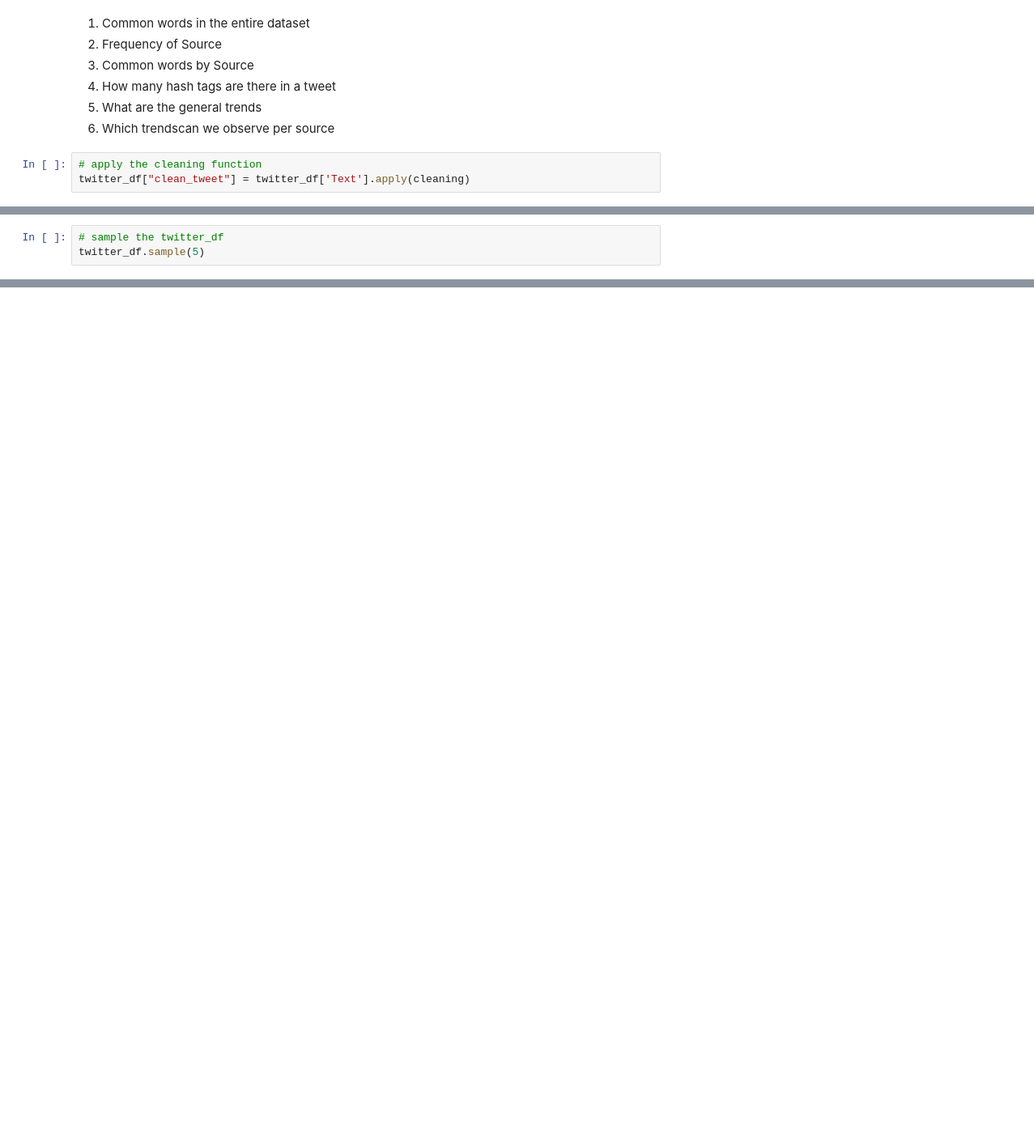
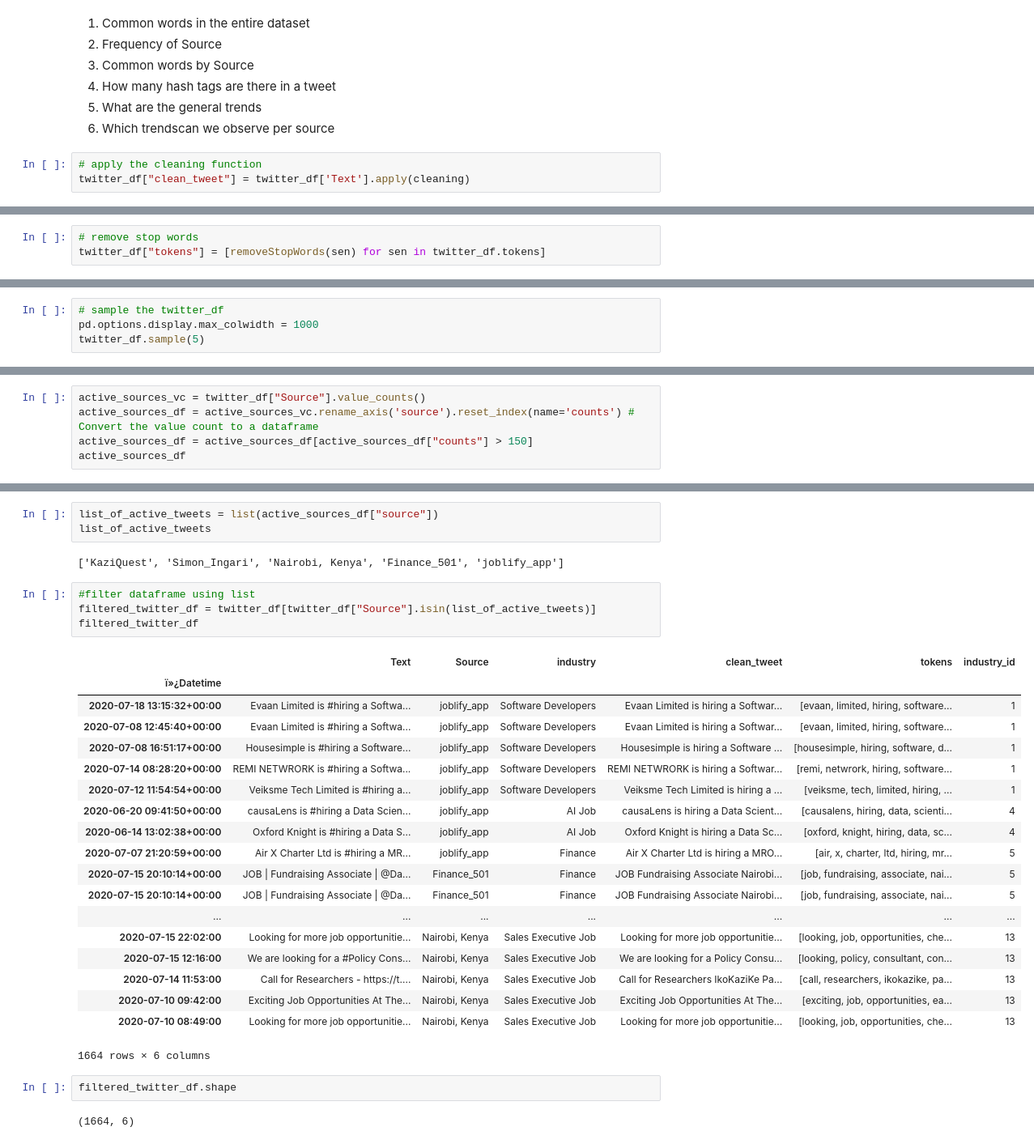
Before and after one commit to A4Ayub/Machine-Learning-Class-Sessions, a Jupyter notebook: Natural Language Processing - NLP/Building A Retrieval Based Chatbot/twitter-job-hunter-chatbot-modeling.ipynb, the cells around one changed output, grey strips where cells are left out. Shown: that part at 81% size. Saved outputs shown, nothing was run; the diff lists cells and outputs as text; blank space fills up the shorter version.

```diff
--- a/Natural Language Processing - NLP/Building A Retrieval Based Chatbot/twitter-job-hunter-chatbot-modeling.ipynb
+++ b/Natural Language Processing - NLP/Building A Retrieval Based Chatbot/twitter-job-hunter-chatbot-modeling.ipynb
@@ -166,0 +236,3 @@ twitter_df["clean_tweet"] = twitter_df['Text'].apply(cleaning)
+# %%
+# remove stop words
+twitter_df["tokens"] = [removeStopWords(sen) for sen in twitter_df.tokens]
@@ -167,3 +242,4 @@ twitter_df["clean_tweet"] = twitter_df['Text'].apply(cleaning)
 # %%
 # sample the twitter_df
+pd.options.display.max_colwidth = 1000
 twitter_df.sample(5)
@@ -174,0 +265,5 @@ cloud(' '.join(twitter_df['clean_tweet']))
+# %%
+active_sources_vc = twitter_df["Source"].value_counts()
+active_sources_df = active_sources_vc.rename_axis('source').reset_index(name='counts') # Convert the value count to a dataframe
+active_sources_df = active_sources_df[active_sources_df["counts"] > 150]
+active_sources_df
@@ -174,0 +277,33 @@ cloud(' '.join(twitter_df['clean_tweet']))
+# %%
+list_of_active_tweets = list(active_sources_df["source"])
+list_of_active_tweets
+# %% [output]
+['KaziQuest', 'Simon_Ingari', 'Nairobi, Kenya', 'Finance_501', 'joblify_app']
+# %%
+#filter dataframe using list
+filtered_twitter_df = twitter_df[twitter_df["Source"].isin(list_of_active_tweets)]
+filtered_twitter_df
+# %% [output]
+|  | Text | Source | industry | clean_tweet | tokens | industry_id |
+| ï»¿Datetime |  |  |  |  |  |  |
+| 2020-07-18 13:15:32+00:00 | Evaan Limited is #hiring a Softwa... | joblify_app | Software Developers | Evaan Limited is hiring a Softwar... | [evaan, limited, hiring, software... | 1 |
+| 2020-07-08 12:45:40+00:00 | Evaan Limited is #hiring a Softwa... | joblify_app | Software Developers | Evaan Limited is hiring a Softwar... | [evaan, limited, hiring, software... | 1 |
+| 2020-07-08 16:51:17+00:00 | Housesimple is #hiring a Software... | joblify_app | Software Developers | Housesimple is hiring a Software ... | [housesimple, hiring, software, d... | 1 |
+| 2020-07-14 08:28:20+00:00 | REMI NETWRORK is #hiring a Softwa... | joblify_app | Software Developers | REMI NETWRORK is hiring a Softwar... | [remi, netwrork, hiring, software... | 1 |
+| 2020-07-12 11:54:54+00:00 | Veiksme Tech Limited is #hiring a... | joblify_app | Software Developers | Veiksme Tech Limited is hiring a ... | [veiksme, tech, limited, hiring, ... | 1 |
+| 2020-06-20 09:41:50+00:00 | causaLens is #hiring a Data Scien... | joblify_app | AI Job | causaLens is hiring a Data Scient... | [causalens, hiring, data, scienti... | 4 |
+| 2020-06-14 13:02:38+00:00 | Oxford Knight is #hiring a Data S... | joblify_app | AI Job | Oxford Knight is hiring a Data Sc... | [oxford, knight, hiring, data, sc... | 4 |
+| 2020-07-07 21:20:59+00:00 | Air X Charter Ltd is #hiring a MR... | joblify_app | Finance | Air X Charter Ltd is hiring a MRO... | [air, x, charter, ltd, hiring, mr... | 5 |
+| 2020-07-15 20:10:14+00:00 | JOB | Fundraising Associate | @Da... | Finance_501 | Finance | JOB Fundraising Associate Nairobi... | [job, fundraising, associate, nai... | 5 |
+| 2020-07-15 20:10:14+00:00 | JOB | Fundraising Associate | @Da... | Finance_501 | Finance | JOB Fundraising Associate Nairobi... | [job, fundraising, associate, nai... | 5 |
+| ... | ... | ... | ... | ... | ... | ... |
+| 2020-07-15 22:02:00 | Looking for more job opportunitie... | Nairobi, Kenya | Sales Executive Job | Looking for more job opportunitie... | [looking, job, opportunities, che... | 13 |
+| 2020-07-15 12:16:00 | We are looking for a #Policy Cons... | Nairobi, Kenya | Sales Executive Job | We are looking for a Policy Consu... | [looking, policy, consultant, con... | 13 |
+| 2020-07-14 11:53:00 | Call for Researchers - https://t.... | Nairobi, Kenya | Sales Executive Job | Call for Researchers IkoKaziKe Pa... | [call, researchers, ikokazike, pa... | 13 |
+| 2020-07-10 09:42:00 | Exciting Job Opportunities At The... | Nairobi, Kenya | Sales Executive Job | Exciting Job Opportunities At The... | [exciting, job, opportunities, ea... | 13 |
+| 2020-07-10 08:49:00 | Looking for more job opportunitie... | Nairobi, Kenya | Sales Executive Job | Looking for more job opportunitie... | [looking, job, opportunities, che... | 13 |
+1664 rows × 6 columns
+# %%
+filtered_twitter_df.shape
+# %% [output]
+(1664, 6)
```
Also changed, not shown: parts of 84 cells of this notebook.
